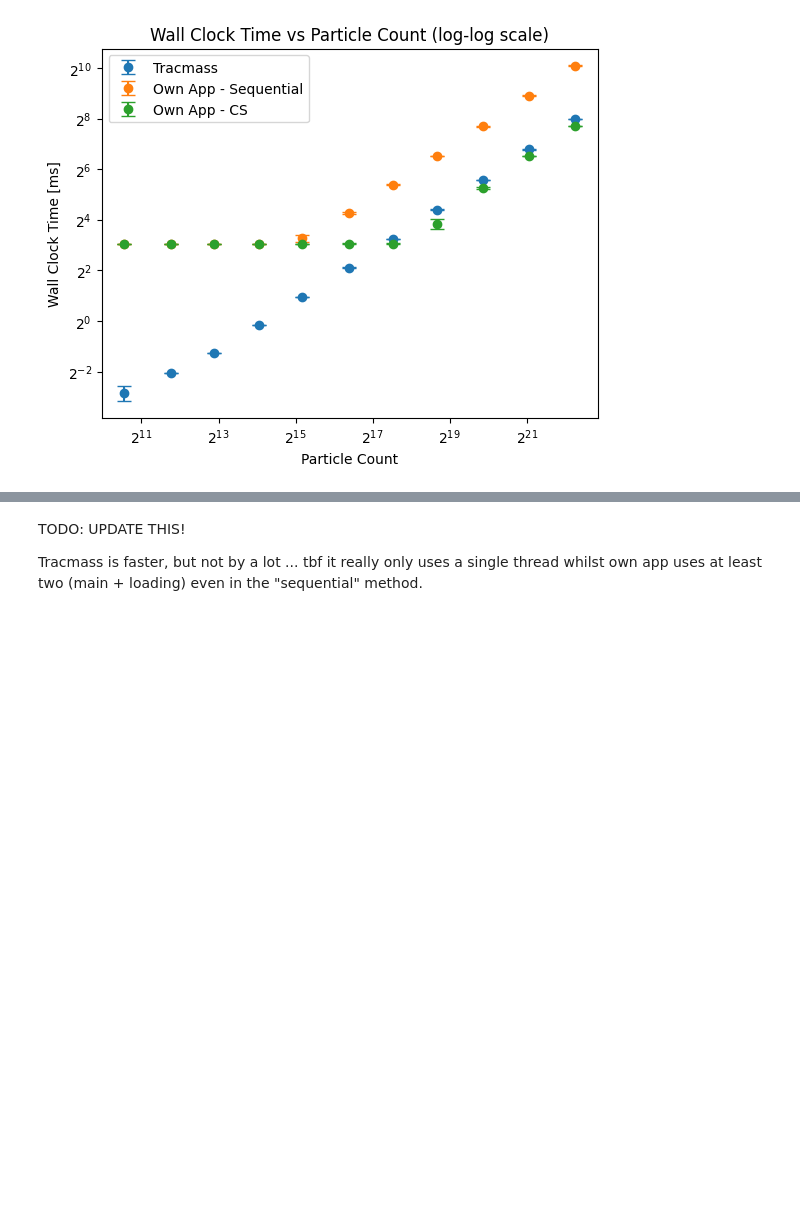
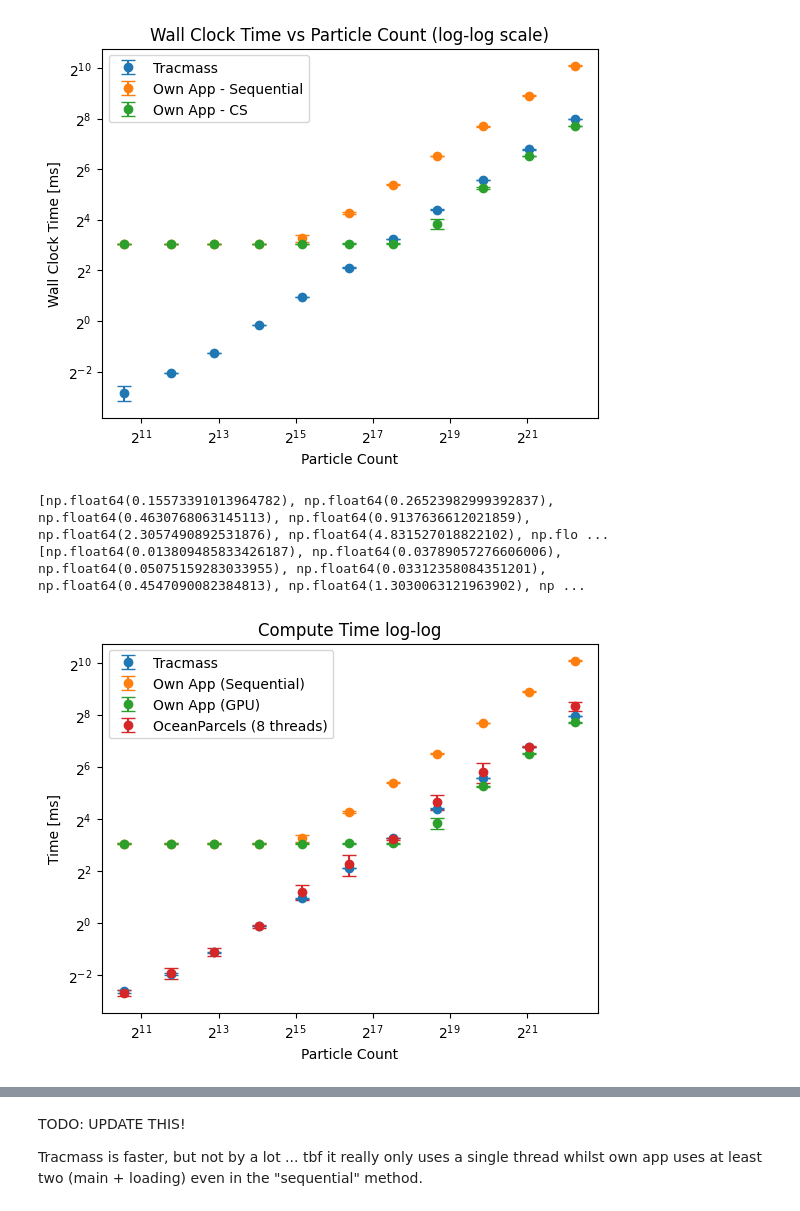
Before and after one commit to MartinOpat/Tracmass, a Jupyter notebook: process_data.ipynb, the cells around one changed output, grey strips where cells are left out. Drawn from its saved outputs; the diff is of its cells as text; code cells hidden in the pictures; blank space fills up the shorter version.

```diff
--- a/process_data.ipynb
+++ b/process_data.ipynb
@@ -145,3 +145,54 @@ plt.show()
 [figure]
 [figure]
 [figure]
+# %%
+# Extract parcels measurements
+
+path = "../parcels_benchmark/soa/measurements/"
+particle_counts = [1500, 3500, 7500, 17000, 37000, 85000, 190000, 420000, 950000, 2200000, 5000000]
+
+cpu_times_parc = []
+cpu_times_err_parc = []
+wall_clock_times_parc = []
+wall_clock_times_err_parc = []
+
+for pc in particle_counts:
+    cpu_temp = []
+    wall_clock_temp = []
+    for run in range(1,3+1):
+        filename = path + "benchmark_{}_run{}.csv".format(pc, run)
+        data = pd.read_csv(filename, delimiter=",")
+        # cpu_temp.append(data[" avg_kt_compute[s]"])
+        cpu_temp.append(data[" cum_t_compute[s]"] / 8784)
+        # wall_clock_temp.append(data[" avg_kt_total[s]"])
+        wall_clock_temp.append(data[" cum_t_total[s]"] / 8784)
+
+    cpu_times_parc.append(1000*np.mean(cpu_temp))
+    cpu_times_err_parc.append(1000*np.std(cpu_temp))
+    wall_clock_times_parc.append(1000*np.mean(wall_clock_temp))
+    wall_clock_times_err_parc.append(1000*np.std(wall_clock_temp))
+
+
+print(cpu_times_parc)
+print(cpu_times_err_parc)
+# %% [output]
+[np.float64(0.15573391013964782), np.float64(0.26523982999392837), np.float64(0.4630768063145113), np.float64(0.9137636612021859), np.float64(2.3057490892531876), np.float64(4.831527018822102), np.flo ...
+[np.float64(0.013809485833426187), np.float64(0.03789057276606006), np.float64(0.05075159283033955), np.float64(0.03312358084351201), np.float64(0.4547090082384813), np.float64(1.3030063121963902), np ...
+# %%
+# CPU time vs particle count plot (log-log) all together
+
+plt.errorbar(particle_counts, cpu_times, cpu_times_err, label="Tracmass", fmt='o', capsize=5)
+plt.errorbar(own_particle_counts, own_cpu_times, own_cpu_times_err, label="Own App (Sequential)", fmt='o', capsize=5)
+plt.errorbar(own_cs_particle_counts, own_cs_cpu_times, own_cs_cpu_times_err, label="Own App (GPU)", fmt='o', capsize=5)
+plt.errorbar(particle_counts, cpu_times_parc, cpu_times_err_parc, label="OceanParcels (8 threads)", fmt='o', capsize=5)
+
+plt.xscale("log", base=2)
+plt.yscale("log", base=2)
+plt.xlabel("Particle Count")
+plt.ylabel("Time [ms]")
+plt.title("Compute Time log-log")
+plt.legend()
+plt.savefig("comparison_compute.svg", format="svg")
+plt.show()
+# %% [output]
+[figure, added]
```
Also changed, not shown: parts of 1 cell of this notebook, 2 other files.
